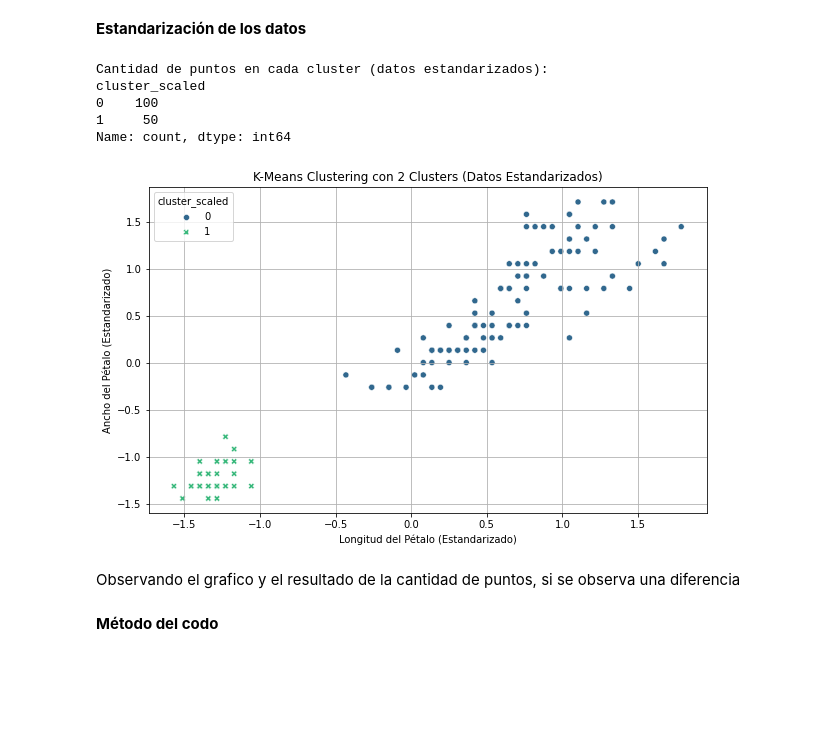
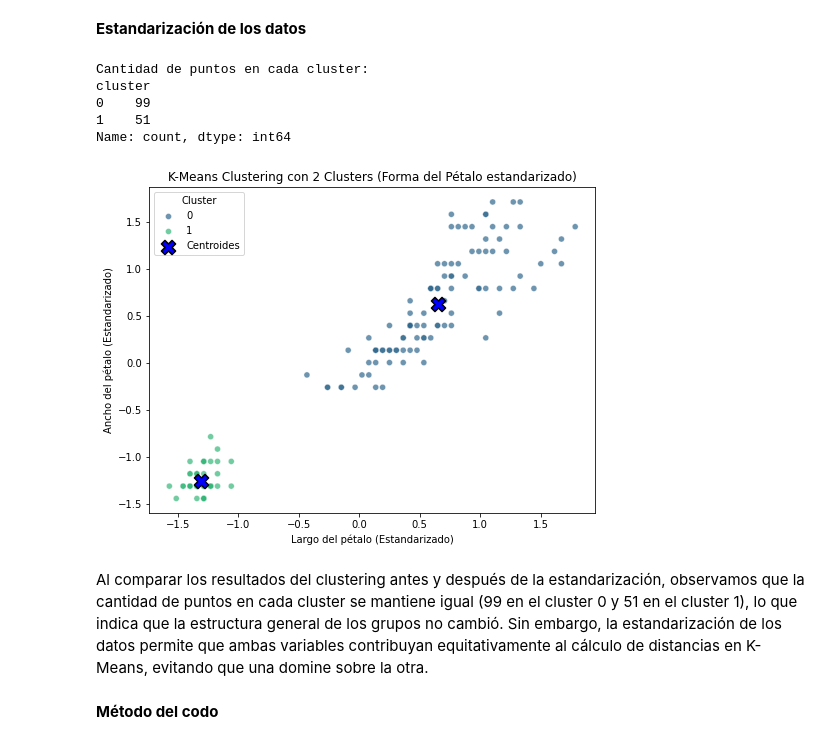
Before and after one commit to alee2602/HDT2-DM, a Jupyter notebook: main.ipynb, the cells around one changed output. Saved outputs shown, nothing was run; the diff lists cells and outputs as text; code cells hidden in the pictures; blank space fills up the shorter version.

```diff
--- a/main.ipynb
+++ b/main.ipynb
@@ -195,22 +200,24 @@ A partir de la gráfica, podemos decir que el valor ideal para la cantidad de cl
 # %% [markdown]
 **Graficas de resultados con números diferentes de clusters**
 # %%
-standarized_data[["sepal_length", "sepal_width"]] = scaler.fit_transform(data[["sepal_length", "sepal_width"]])
-# Definir los valores de k a graficar
+
 selected_k = [3, 4, 6, 10]
 
-# Graficar los resultados para diferentes números de clusters
 fig, axes = plt.subplots(2, 2, figsize=(12, 10))
 axes = axes.flatten()
 
 for i, k in enumerate(selected_k):
     kmeans = KMeans(n_clusters=k, random_state=42, n_init=10)
-    data[f"cluster_{k}"] = kmeans.fit_predict(data[["sepal_length", "sepal_width"]])
+    standarized_data[f"cluster_{k}"] = kmeans.fit_predict(standarized_data[["sepal_length", "sepal_width"]])
 
-    sns.scatterplot(x=data["sepal_length"], y=data["sepal_width"], hue=data[f"cluster_{k}"], palette="viridis", alpha=0.7, ax=axes[i])
-    axes[i].set_xlabel("Largo del sépalo")
-    axes[i].set_ylabel("Ancho del sépalo")
-    axes[i].set_title(f"K-Means Clustering con {k} Clusters (Forma del Sépalo)")
+    centroids = kmeans.cluster_centers_
+
+    sns.scatterplot(x=standarized_data["sepal_length"], y=standarized_data["sepal_width"],
+                    hue=standarized_data[f"cluster_{k}"], palette="viridis", alpha=0.7, ax=axes[i])
+    axes[i].scatter(centroids[:, 0], centroids[:, 1], marker="X", s=200, c="blue", edgecolors="black", linewidths=1.5, label="Centroides")
+    axes[i].set_xlabel("Largo del sépalo (Estandarizado)")
+    axes[i].set_ylabel("Ancho del sépalo (Estandarizado)")
+    axes[i].set_title(f"K-Means Clustering con {k} Clusters (Forma del Sépalo estandarizado)")
     axes[i].legend(title="Cluster")
 
 plt.tight_layout()
@@ -264,41 +340,41 @@ Name: count, dtype: int64
 # %% [markdown]
 **Estandarización  de los datos**
 # %%
-import matplotlib.pyplot as plt
-import seaborn as sns
-from sklearn.cluster import KMeans
-from sklearn.preprocessing import StandardScaler
 
 # Estandarizar los datos
 scaler = StandardScaler()
-data_scaled = scaler.fit_transform(data[["petal_length", "petal_width"]])
+standarized_data = data.copy()
+standarized_data[["petal_length", "petal_width"]] = scaler.fit_transform(data[["petal_length", "petal_width"]])
 
-#Modelo de K-Means con 2 clusters en los datos estandarizados
-kmeans = KMeans(n_clusters=2, random_state=42, n_init=10)
-data['cluster_scaled'] = kmeans.fit_predict(data_scaled)
+# Aplicar K-Means nuevamente con datos estandarizados
+kmeans_std = KMeans(n_clusters=2, random_state=42, n_init=10)
+standarized_data["cluster_2"] = kmeans_std.fit_predict(standarized_data[["petal_length", "petal_width"]])
 
 # Cantidad de puntos en cada cluster
-cluster_counts_scaled = data['cluster_scaled'].value_counts()
-print("Cantidad de puntos en cada cluster (datos estandarizados):")
-print(cluster_counts_scaled)
+cluster_counts = standarized_data['cluster'].value_counts()
+print("Cantidad de puntos en cada cluster:")
+print(cluster_counts)
 
-# Gráfico de dispersión de las características del pétalo
-plt.figure(figsize=(10, 6))
-sns.scatterplot(x=data_scaled[:, 0], y=data_scaled[:, 1], hue=data['cluster_scaled'], palette="viridis", style=data['cluster_scaled'])
-plt.xlabel('Longitud del Pétalo (Estandarizado)')
-plt.ylabel('Ancho del Pétalo (Estandarizado)')
-plt.title('K-Means Clustering con 2 Clusters (Datos Estandarizados)')
-plt.grid(True)
+# Obtener los centroides
+centroids_std = kmeans_std.cluster_centers_
+
+plt.figure(figsize=(8, 6))
+sns.scatterplot(x=standarized_data["petal_length"], y=standarized_data["petal_width"], hue=standarized_data["cluster_2"], palette="viridis", alpha=0.7)
+plt.scatter(centroids_std[:, 0], centroids_std[:, 1], marker="X", s=200, c="blue", edgecolors="black", linewidths=1.5, label="Centroides")
+plt.xlabel("Largo del pétalo (Estandarizado)")
+plt.ylabel("Ancho del pétalo (Estandarizado)")
+plt.title("K-Means Clustering con 2 Clusters (Forma del Pétalo estandarizado)")
+plt.legend(title="Cluster")
 plt.show()
 # %% [output]
-Cantidad de puntos en cada cluster (datos estandarizados):
-cluster_scaled
-0    100
-1     50
+Cantidad de puntos en cada cluster:
+cluster
+0    99
+1    51
 Name: count, dtype: int64
-[figure, old version]
+[figure, new version]
-# %% [markdown]
-Observando el grafico y el resultado de la cantidad de puntos, si se observa una diferencia
+# %% [markdown]
+Al comparar los resultados del clustering antes y después de la estandarización, observamos que la cantidad de puntos en cada cluster se mantiene igual (99 en el cluster 0 y 51 en el cluster 1), lo que indica que la estructura general de los grupos no cambió. Sin embargo, la estandarización de los datos permite que ambas variables contribuyan equitativamente al cálculo de distancias en K-Means, evitando que una domine sobre la otra.
 # %% [markdown]
 **Método del codo**
 # %%
```
Also changed, not shown: parts of 37 cells of this notebook.
